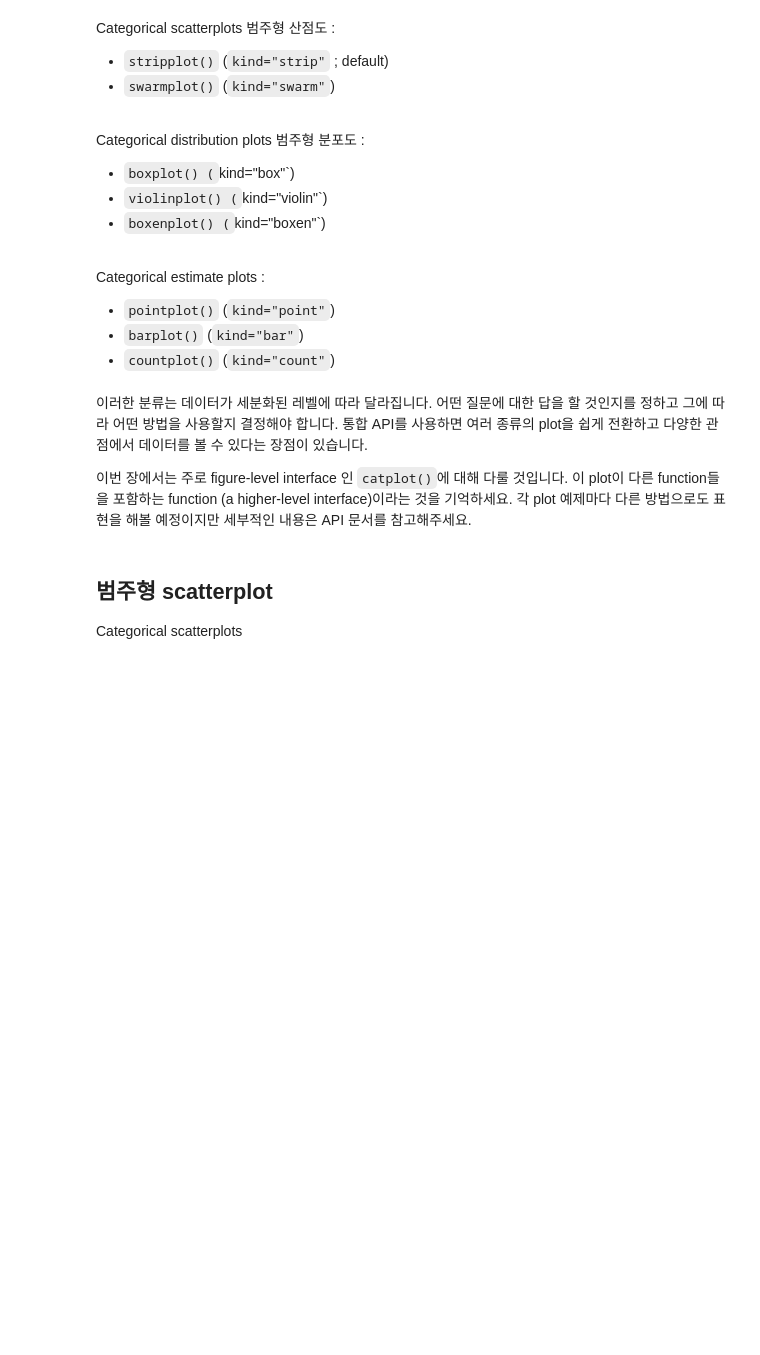
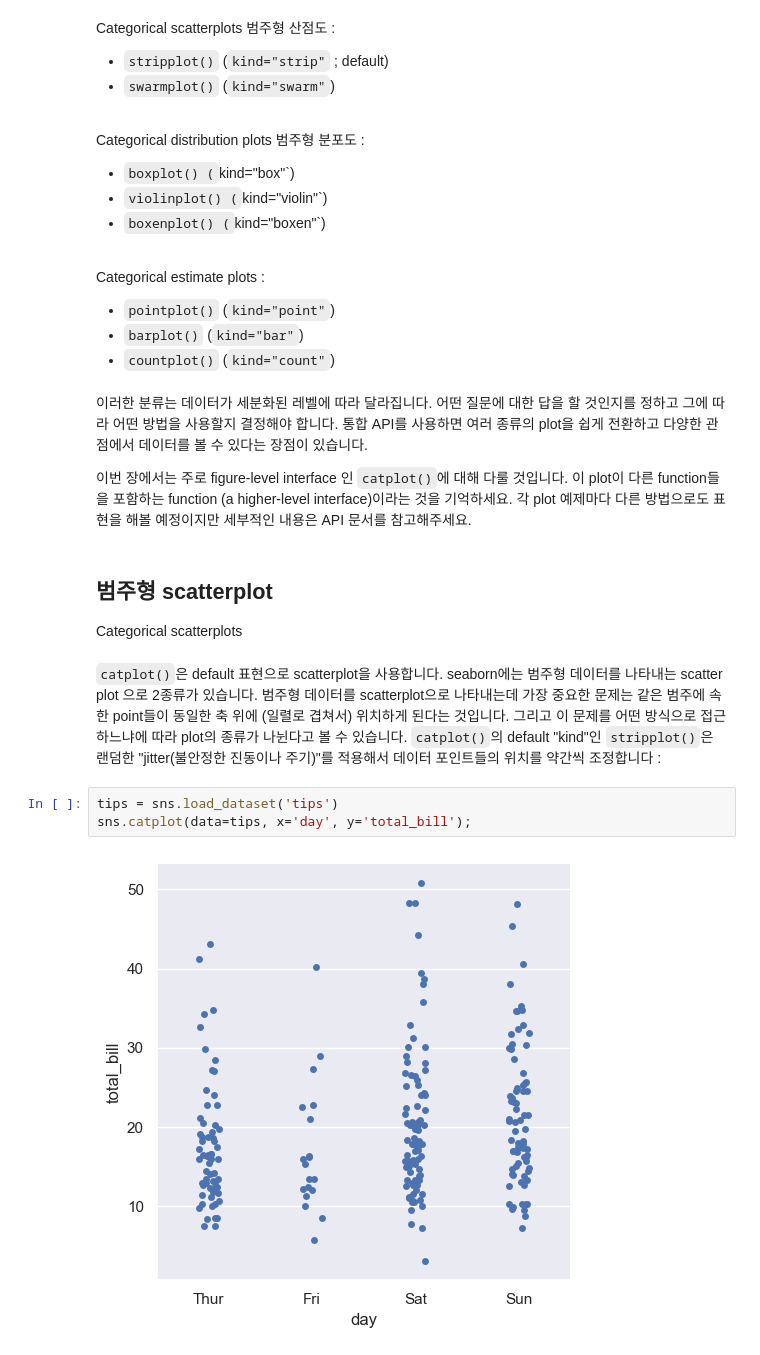
Before and after one commit to kjmn1105/Seaborn-Tuorial, a Jupyter notebook: 08_Plotting functions (3).ipynb, the cells around one changed output. Cells and saved outputs as stored; diff of their text form; blank space fills up the shorter version.

Commit message:
Categorical scatterplots

```diff
--- a/08_Plotting functions (3).ipynb
+++ b/08_Plotting functions (3).ipynb
@@ -51,3 +51,14 @@ Categorical estimate plots :
 # %% [markdown]
 ## 범주형 scatterplot
 Categorical scatterplots
+# %% [markdown]
+`catplot()`은 default 표현으로 scatterplot을 사용합니다.
+seaborn에는 범주형 데이터를 나타내는 scatter plot 으로 2종류가 있습니다.
+범주형 데이터를 scatterplot으로 나타내는데 가장 중요한 문제는 같은 범주에 속한 point들이 동일한 축 위에 (일렬로 겹쳐서) 위치하게 된다는 것입니다.
+그리고 이 문제를 어떤 방식으로 접근하느냐에 따라 plot의 종류가 나뉜다고 볼 수 있습니다.
+`catplot()`의 default "kind"인 `stripplot()`은 랜덤한 "jitter(불안정한 진동이나 주기)"를 적용해서 데이터 포인트들의 위치를 약간씩 조정합니다 :
+# %%
+tips = sns.load_dataset('tips')
+sns.catplot(data=tips, x='day', y='total_bill');
+# %% [output]
+[figure, added]
```
Also changed, not shown: parts of 12 cells of this notebook.
